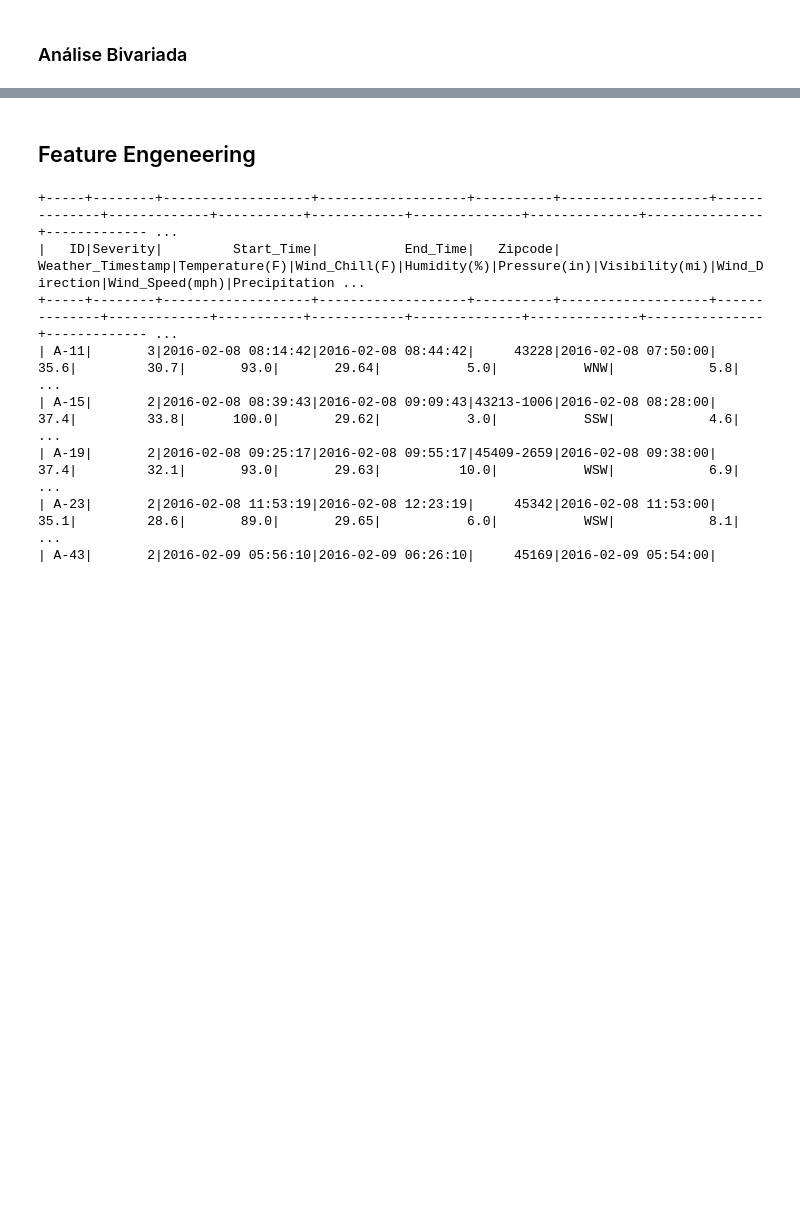
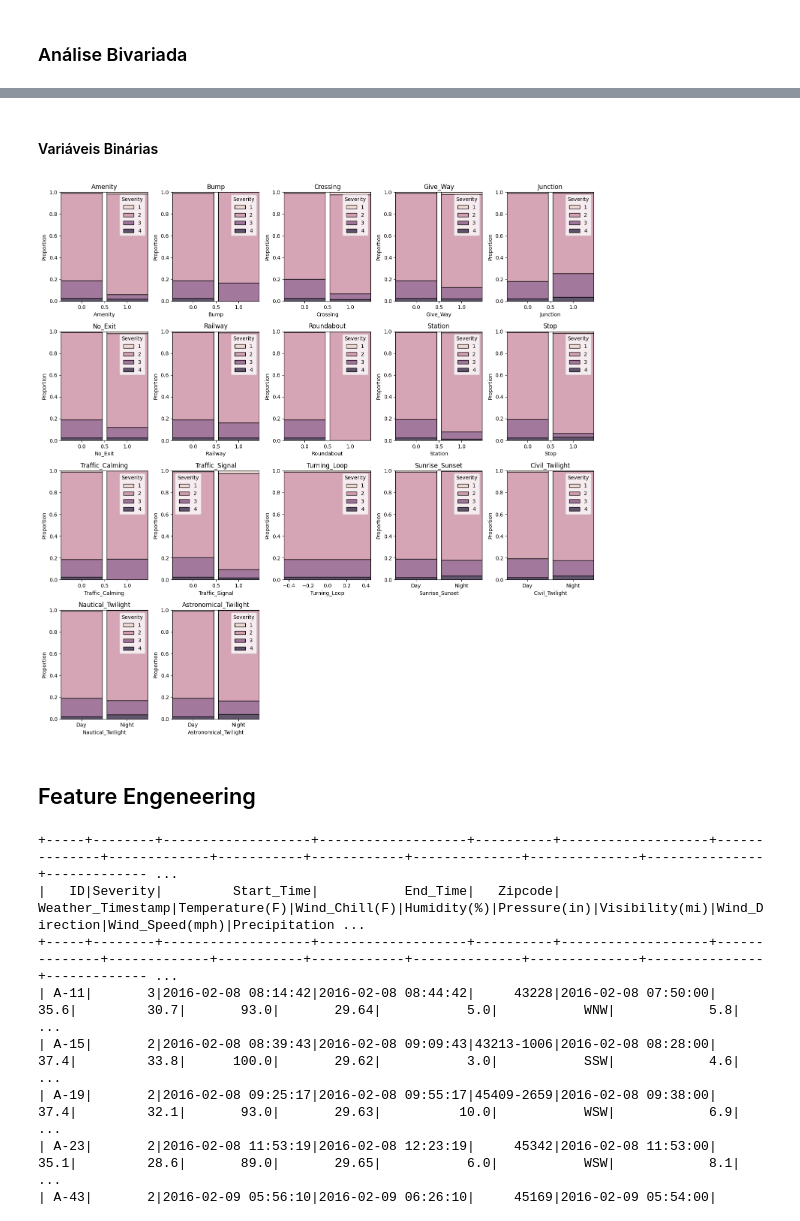
Before and after one commit to ArthurMesquita96/Traffic-Accident-Analysis, a Jupyter notebook: projeto_accidents.ipynb, the cells around one changed output, grey strips where cells are left out. Saved outputs shown, nothing was run; the diff lists cells and outputs as text; code cells hidden in the pictures; blank space fills up the shorter version.

```diff
--- a/projeto_accidents.ipynb
+++ b/projeto_accidents.ipynb
@@ -615,3 +339,11 @@ histplot(
+# %% [markdown]
+#### Variáveis Binárias
+# %%
+columns_features = ['Amenity','Bump','Crossing','Give_Way','Junction','No_Exit','Railway','Roundabout','Station', 'Stop','Traffic_Calming','Traffic_Signal','Turning_Loop','Sunrise_Sunset','Civil_Twilight','Nautical_Twilight','Astronomical_Twilight']
+
+plot_matrix(data=data_in_pandas, columns_features=columns_features, n_rows = 4, n_cols = 5, plot = sns.histplot, plot_kwargs={'hue':'Severity', 'multiple':'fill','stat':'proportion', 'discrete':True, 'shrink':0.9}, loop_feature = 'x' ,label=False)
+# %% [output]
+[figure, added]
 # %%
 potencial_columns = [
 'ID',
```
Also changed, not shown: parts of 57 cells of this notebook.
